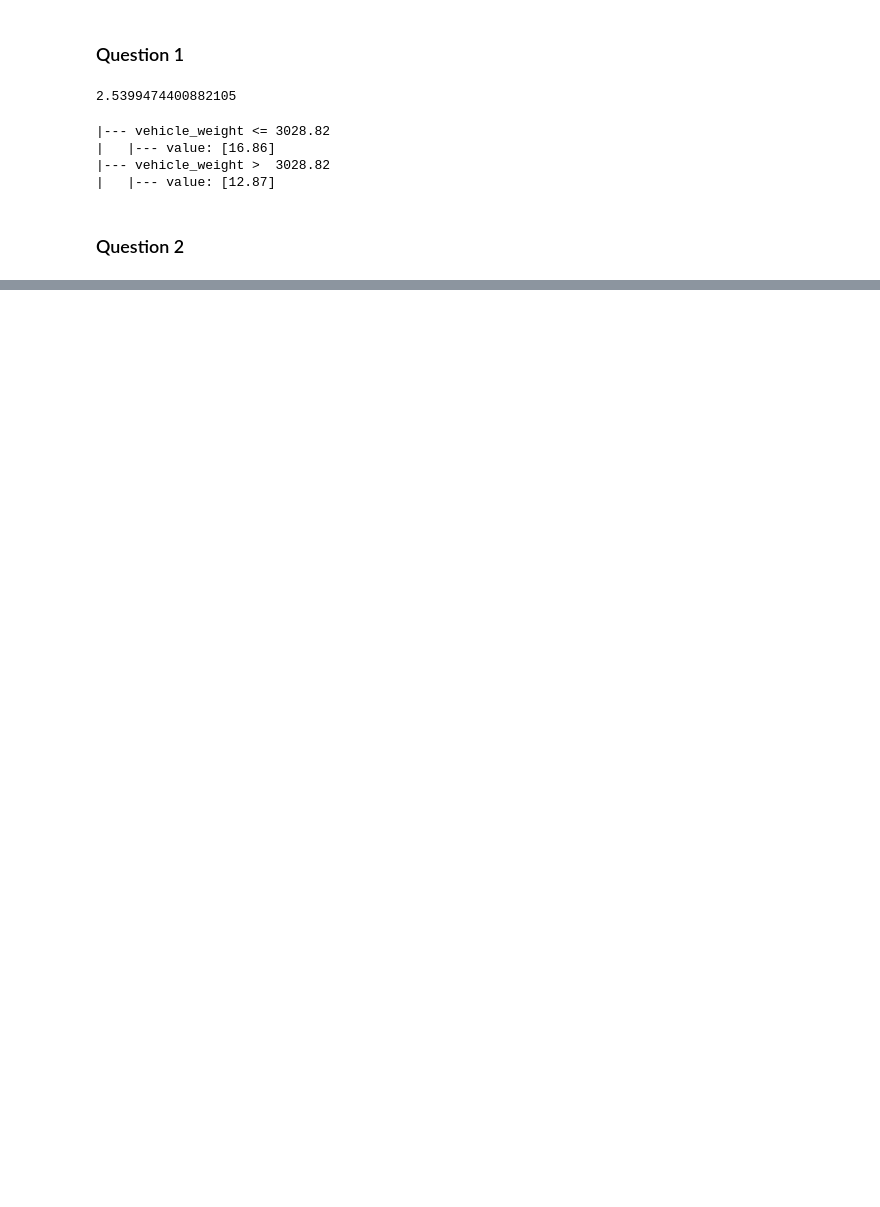
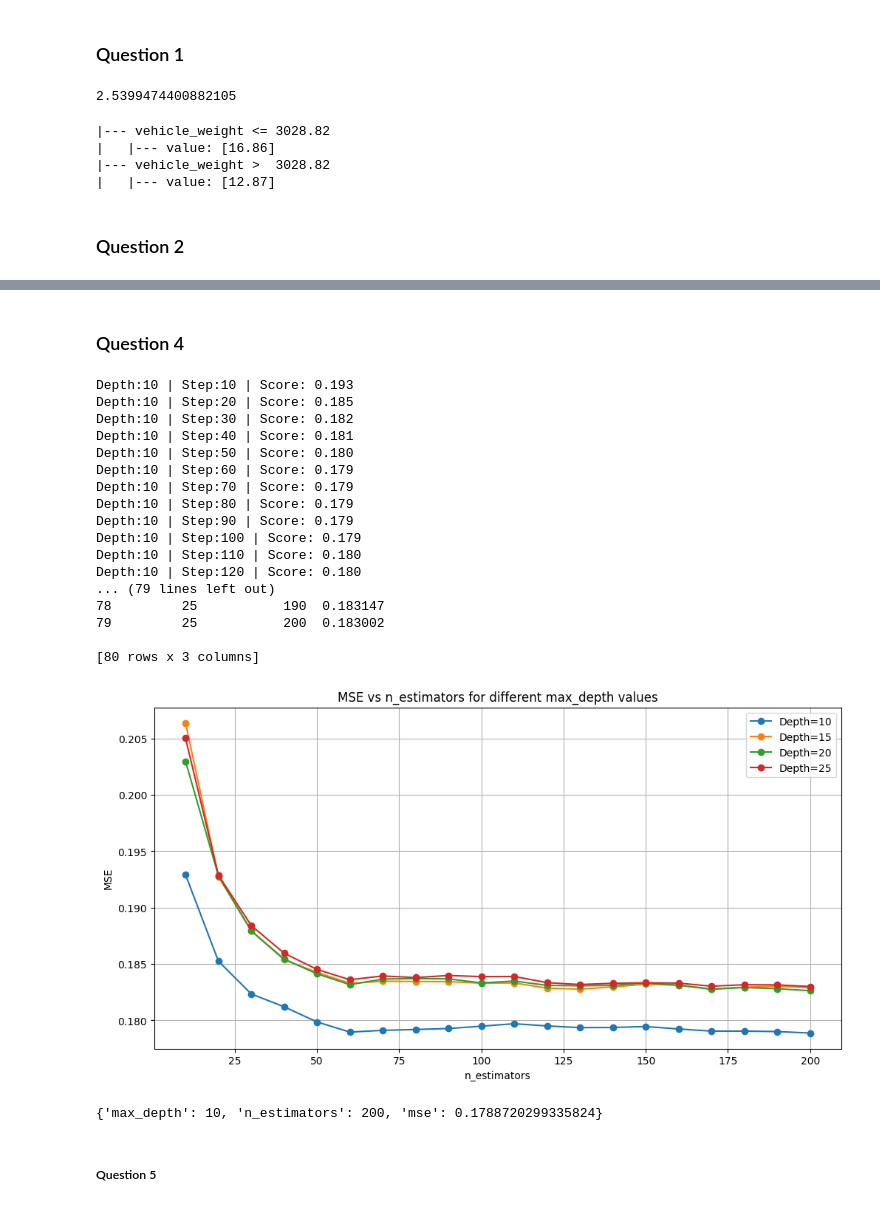
Before and after one commit to SantiBalay/ml-zoomcamp, a Jupyter notebook: homework6/homework-6.ipynb, the cells around one changed output, grey strips where cells are left out. Cells and saved outputs as stored; diff of their text form; code cells hidden in the pictures; blank space fills up the shorter version.

```diff
--- a/homework6/homework-6.ipynb
+++ b/homework6/homework-6.ipynb
@@ -142,3 +134,9 @@ print(export_text(dt, feature_names=dv.get_feature_names_out()))
 |   |--- value: [12.87]
 # %% [markdown]
 ### Question 2
+# %%
+rf = RandomForestRegressor(n_estimators=10, random_state=1)
+rf.fit(X_train_enc, y_train)
+
+y_pred = rf.predict(X_val_enc)
+print(mean_squared_error(y_val, y_pred))
@@ -145,3 +147,8 @@ print(export_text(dt, feature_names=dv.get_feature_names_out()))
 # %%
-y
+for n in range(10, 201, 10):
+    rf = RandomForestRegressor(n_estimators=n, random_state=1, n_jobs=-1)
+    rf.fit(X_train_enc, y_train)
+
+    y_pred = rf.predict(X_val_enc)
+    print(f"Step:{n} | Score: {mean_squared_error(y_val, y_pred):.3f}")
 # %% [output]
@@ -165,0 +175,62 @@ array([[1.00000000e+01, 0.00000000e+00, 1.00000000e+00, ...,
+# %% [markdown]
+### Question 4
+# %%
+best_params = {'max_depth': None, 'n_estimators': None, 'mse': float('inf')}
+results = []
+
+for i in [10,15,20,25]:
+    for n in range(10, 201, 10):
+        rf = RandomForestRegressor(n_estimators=n, max_depth=i, random_state=1, n_jobs=-1)
+        rf.fit(X_train_enc, y_train)
+
+        y_pred = rf.predict(X_val_enc)
+        mse = mean_squared_error(y_val, y_pred)
+        print(f"Depth:{i} | Step:{n} | Score: {mse:.3f}")
+
+        results.append({'max_depth': i, 'n_estimators': n, 'mse': mse})
+
+        if mse < best_params['mse']:
+            best_params['max_depth'] = i
+            best_params['n_estimators'] = n
+            best_params['mse'] = mse
+
+print(f"Best params: {best_params}")
+
+results_df = pd.DataFrame(results)
+print(results_df)
+
+plt.figure(figsize=(12, 6))
+for depth in [10, 15, 20, 25]:
+    subset = results_df[results_df['max_depth'] == depth]
+    plt.plot(subset['n_estimators'], subset['mse'], marker='o', label=f'Depth={depth}')
+plt.xlabel('n_estimators')
+plt.ylabel('MSE')
+plt.title('MSE vs n_estimators for different max_depth values')
+plt.legend()
+plt.grid(True)
+plt.show()
+# %% [output]
+Depth:10 | Step:10 | Score: 0.193
+Depth:10 | Step:20 | Score: 0.185
+Depth:10 | Step:30 | Score: 0.182
+Depth:10 | Step:40 | Score: 0.181
+Depth:10 | Step:50 | Score: 0.180
+Depth:10 | Step:60 | Score: 0.179
+Depth:10 | Step:70 | Score: 0.179
+Depth:10 | Step:80 | Score: 0.179
+Depth:10 | Step:90 | Score: 0.179
+Depth:10 | Step:100 | Score: 0.179
+Depth:10 | Step:110 | Score: 0.180
+Depth:10 | Step:120 | Score: 0.180
+... (79 lines left out)
+78         25           190  0.183147
+79         25           200  0.183002
+
+[80 rows x 3 columns]
+[figure, added]
+# %%
+best_params
+# %% [output]
+{'max_depth': 10, 'n_estimators': 200, 'mse': 0.1788720299335824}
+# %% [markdown]
+##### Question 5
```
Also changed, not shown: parts of 12 cells of this notebook.
